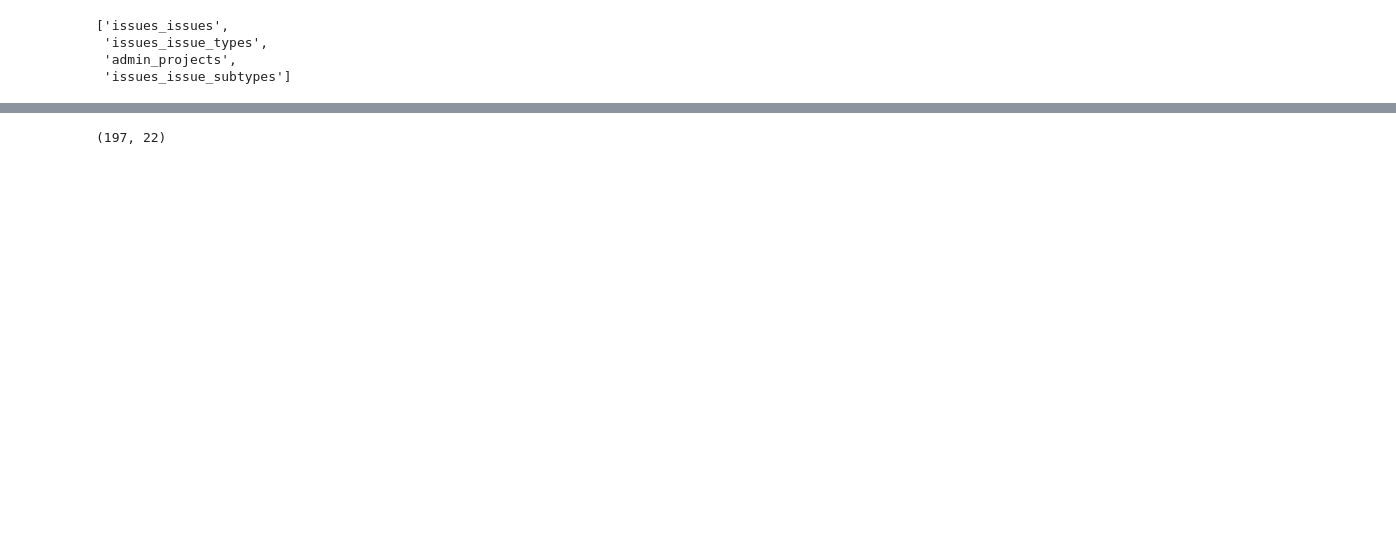
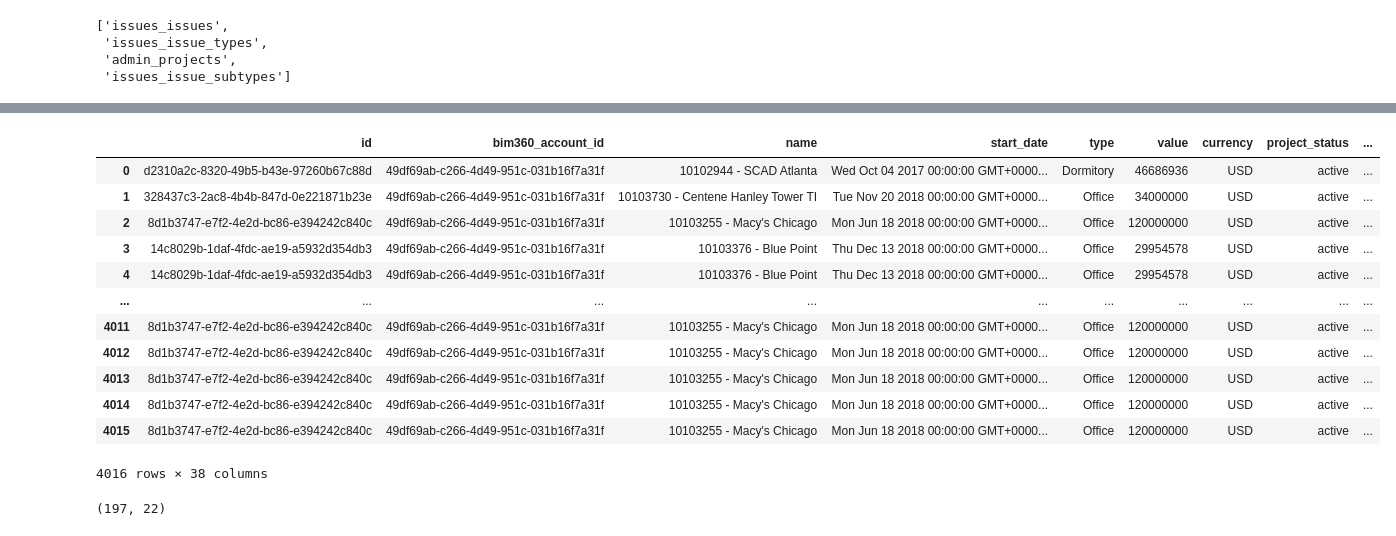
Before and after one commit to zigot1/PROJECT_02, a Jupyter notebook: data_import_sql_alchemy.ipynb, the cells around one changed output, grey strips where cells are left out. Saved outputs shown, nothing was run; the diff lists cells and outputs as text; code cells hidden in the pictures; blank space fills up the shorter version.

Commit message:
working on merging tables

```diff
--- a/data_import_sql_alchemy.ipynb
+++ b/data_import_sql_alchemy.ipynb
@@ -161,3 +178,62 @@ outfile.close()
+# %%
+#export to csv file
+
+#import csv
+#outfile = open('data/csv/db_to_csv_issues_issue_subtypes.csv', 'wb')
+#outcsv = csv.writer(outfile)
+#records = engine.query(MyModel).all()
+#[outcsv.writerow([getattr(curr, column.name) for column in MyTable.__mapper__.columns]) for curr in records]
+# or maybe use outcsv.writerows(records)
+
+#outfile.close()
+
+
+import csv
+#from sqlalchemy.orm import sessionmaker
+#Session = sessionmaker(bind = engine)
+
+
+#session = Session()
+
+#outfile = open('mydump.csv', 'wb')
+#outcsv = csv.writer(outfile)
+
+#cursor = engine.execute('select * from admin_projects')
+
+# dump column titles (optional)
+#outcsv.writerow(x[0] for x in cursor.description)
+# dump rows
+#outcsv.writerows(cursor.fetchall())
+
+#outfile.close()
+
+
+
+#with open('data/csv/dump.csv', 'w') as f:
+#    out = csv.writer(f)
+#    out.writerow(['zip', 'latitude', 'longitude', 'city', 'state', 'county', 'other_info'])
+#
+#    for item in session.query(Queue).all():
+#        out.writerow([item.zip, item.latitude, item.longitude, item.city, item.state, item.county, item.other_info])
+
+
+#dumpfile_df['zip'] = dumpfile_df['zip'].astype('str')
+dumpfile_df.to_csv('data/csv/file1.csv')
+dumpfile_df
+# %% [output]
+|  | id | bim360_account_id | name | start_date | type | value | currency | project_status | ... |
+| 0 | d2310a2c-8320-49b5-b43e-97260b67c88d | 49df69ab-c266-4d49-951c-031b16f7a31f | 10102944 - SCAD Atlanta | Wed Oct 04 2017 00:00:00 GMT+0000... | Dormitory | 46686936 | USD | active | ... |
+| 1 | 328437c3-2ac8-4b4b-847d-0e221871b23e | 49df69ab-c266-4d49-951c-031b16f7a31f | 10103730 - Centene Hanley Tower TI | Tue Nov 20 2018 00:00:00 GMT+0000... | Office | 34000000 | USD | active | ... |
+| 2 | 8d1b3747-e7f2-4e2d-bc86-e394242c840c | 49df69ab-c266-4d49-951c-031b16f7a31f | 10103255 - Macy's Chicago | Mon Jun 18 2018 00:00:00 GMT+0000... | Office | 120000000 | USD | active | ... |
+| 3 | 14c8029b-1daf-4fdc-ae19-a5932d354db3 | 49df69ab-c266-4d49-951c-031b16f7a31f | 10103376 - Blue Point | Thu Dec 13 2018 00:00:00 GMT+0000... | Office | 29954578 | USD | active | ... |
+| 4 | 14c8029b-1daf-4fdc-ae19-a5932d354db3 | 49df69ab-c266-4d49-951c-031b16f7a31f | 10103376 - Blue Point | Thu Dec 13 2018 00:00:00 GMT+0000... | Office | 29954578 | USD | active | ... |
+| ... | ... | ... | ... | ... | ... | ... | ... | ... | ... |
+| 4011 | 8d1b3747-e7f2-4e2d-bc86-e394242c840c | 49df69ab-c266-4d49-951c-031b16f7a31f | 10103255 - Macy's Chicago | Mon Jun 18 2018 00:00:00 GMT+0000... | Office | 120000000 | USD | active | ... |
+| 4012 | 8d1b3747-e7f2-4e2d-bc86-e394242c840c | 49df69ab-c266-4d49-951c-031b16f7a31f | 10103255 - Macy's Chicago | Mon Jun 18 2018 00:00:00 GMT+0000... | Office | 120000000 | USD | active | ... |
+| 4013 | 8d1b3747-e7f2-4e2d-bc86-e394242c840c | 49df69ab-c266-4d49-951c-031b16f7a31f | 10103255 - Macy's Chicago | Mon Jun 18 2018 00:00:00 GMT+0000... | Office | 120000000 | USD | active | ... |
+| 4014 | 8d1b3747-e7f2-4e2d-bc86-e394242c840c | 49df69ab-c266-4d49-951c-031b16f7a31f | 10103255 - Macy's Chicago | Mon Jun 18 2018 00:00:00 GMT+0000... | Office | 120000000 | USD | active | ... |
+| 4015 | 8d1b3747-e7f2-4e2d-bc86-e394242c840c | 49df69ab-c266-4d49-951c-031b16f7a31f | 10103255 - Macy's Chicago | Mon Jun 18 2018 00:00:00 GMT+0000... | Office | 120000000 | USD | active | ... |
+4016 rows × 38 columns
 # %%
 clean_df_1.shape
 # %% [output]
```
Also changed, not shown: parts of 6 cells of this notebook, 4 other files.
